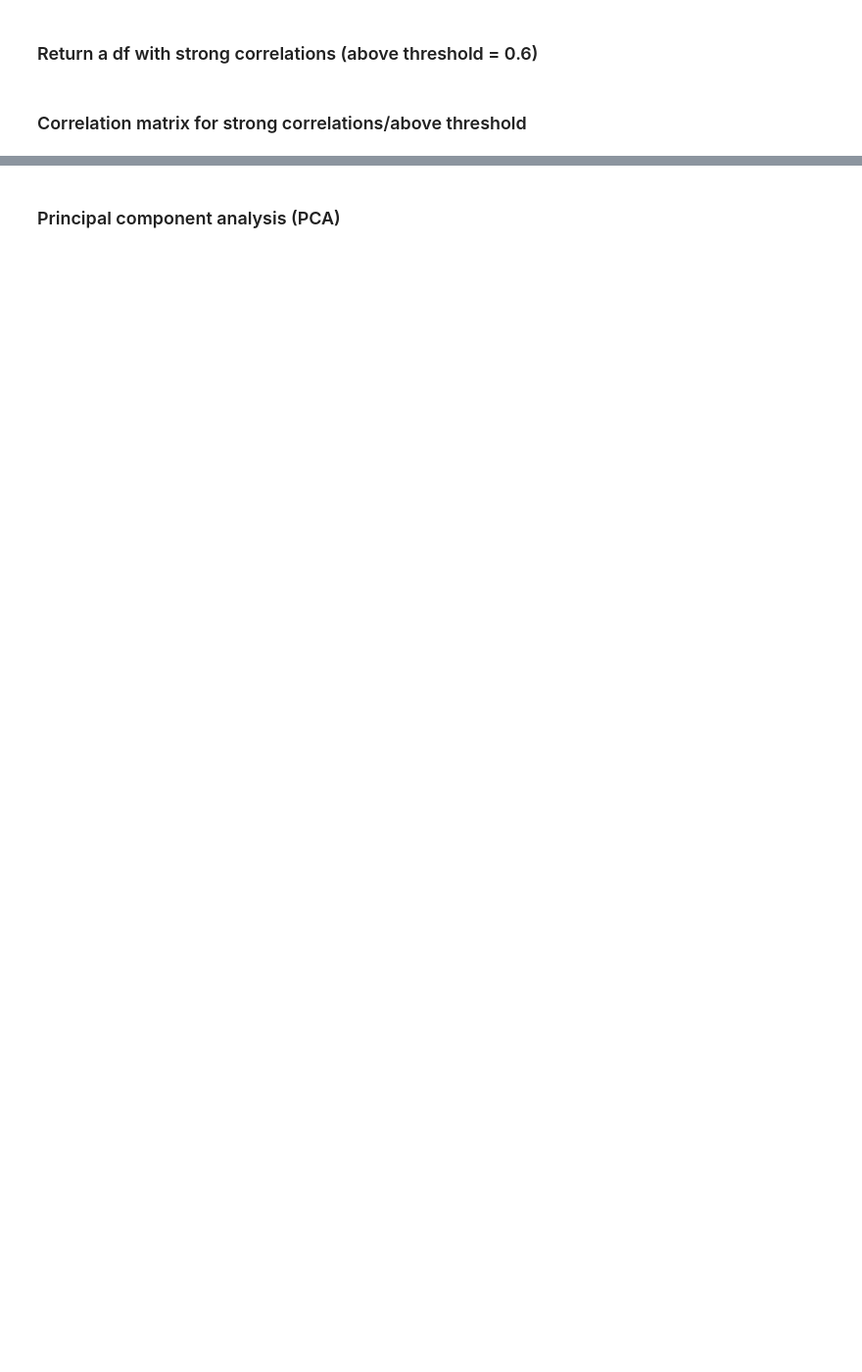
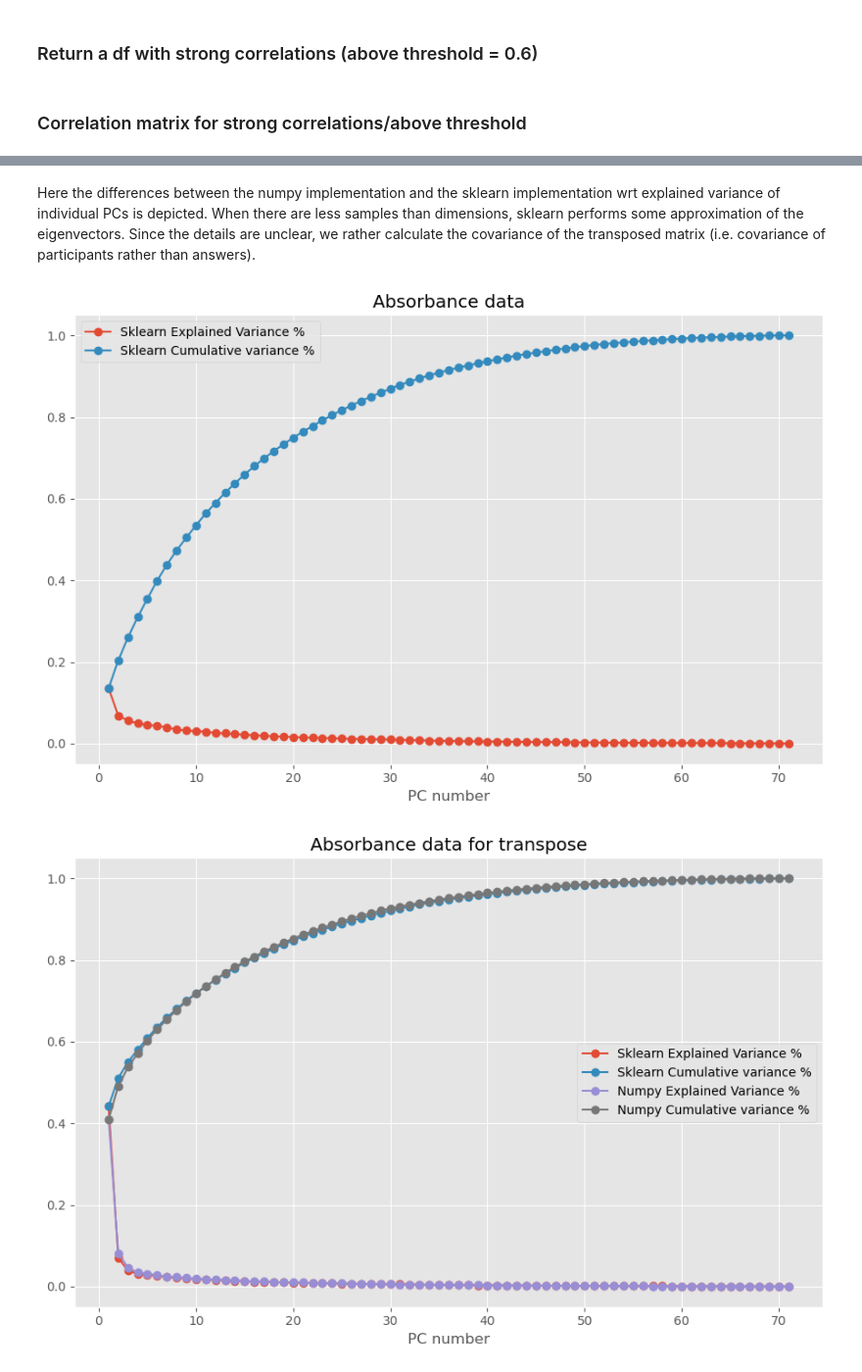
Before and after one commit to msokol99/Wellbeing-data-analysis, a Jupyter notebook: data-analysis.ipynb, the cells around one changed output, grey strips where cells are left out. Shown at 98% size. Drawn from its saved outputs; the diff is of its cells as text; code cells hidden in the pictures; blank space fills up the shorter version.

```diff
--- a/data-analysis.ipynb
+++ b/data-analysis.ipynb
@@ -305,0 +339,11 @@ df_imputed.to_excel('imputed_data.xlsx', index=False)
+# %%
+questions=pd.read_csv("Explain_Questionnaire_code.csv")
+
+# remove weird whitespace characters in questions
+questions.replace({r"\xa0": " "}, regex=True, inplace=True)
+
+# for some reason this question was removed from the answers :'(
+questions.drop(questions[questions["Question"]=="Which of these options best describe(s) your professional status? "].index, inplace=True)
+
+# lets get an overview
+questions[questions["Part"]=="Socio-Demographic Information"]
@@ -305,0 +371,14 @@ df_imputed.to_excel('imputed_data.xlsx', index=False)
+# %%
+#df_socio=pd.DataFrame()
+keys=[]
+for index, entry in questions[questions["Part"]=="Socio-Demographic Information"].iterrows():
+    if entry["Subquestion Code"]!=entry["Subquestion Code"]:
+        subcode=""
+        subq=""
+    else:
+        subcode="["+str(entry["Subquestion Code"])+"]"
+        subq=f'[{entry["Subquestions"]}]'
+    keys.append(entry["Question Code"]+subcode+". "+entry["Question"]+subq)
+    #keys.append(entry["Question Code"]+"["+str(entry["Subquestion Code"])+"]")
+
+print(keys)
@@ -687,2 +837,23 @@ with plt.style.context(('ggplot')):
-# %% [markdown]
-### Principal component analysis (PCA)
+# %% [markdown]
+Here the differences between the numpy implementation and the sklearn implementation wrt explained variance of individual PCs is depicted. When there are less samples than dimensions, sklearn performs some approximation of the eigenvectors. Since the details are unclear, we rather calculate the covariance of the transposed matrix (i.e. covariance of participants rather than answers).
+# %%
+# We want to use the socio-demographic information for analyzing the emerging groups later
+not_social_data=df_imputed[df_imputed.columns.difference(keys)]
+
+
+pca = PCA()
+principalComponents = pca.fit(df_imputed)
+
+expl_var = principalComponents.explained_variance_ratio_
+plot_explained_variance(expl_var, labels=('Sklearn',))
+
+
+pca = PCA()
+result = pca.fit(df_imputed.T)
+expl_var = result.explained_variance_ratio_
+components, eigenvalues=pca_np(not_social_data.T, return_vals=True)
+
+plot_explained_variance((expl_var, eigenvalues/np.sum(eigenvalues)), title="Absorbance data for transpose",labels=('Sklearn', "Numpy"))
+# %% [output]
+[figure, added]
+[figure, added]
```
Also changed, not shown: parts of 57 cells of this notebook, 4 other files.
